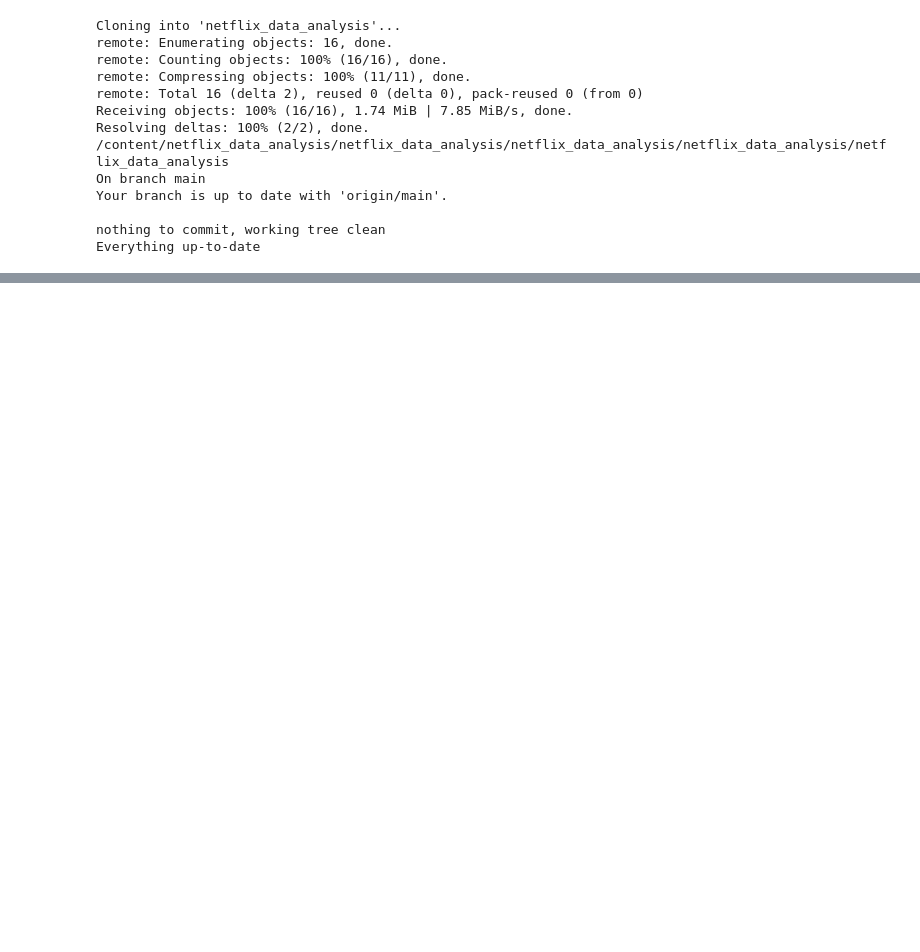
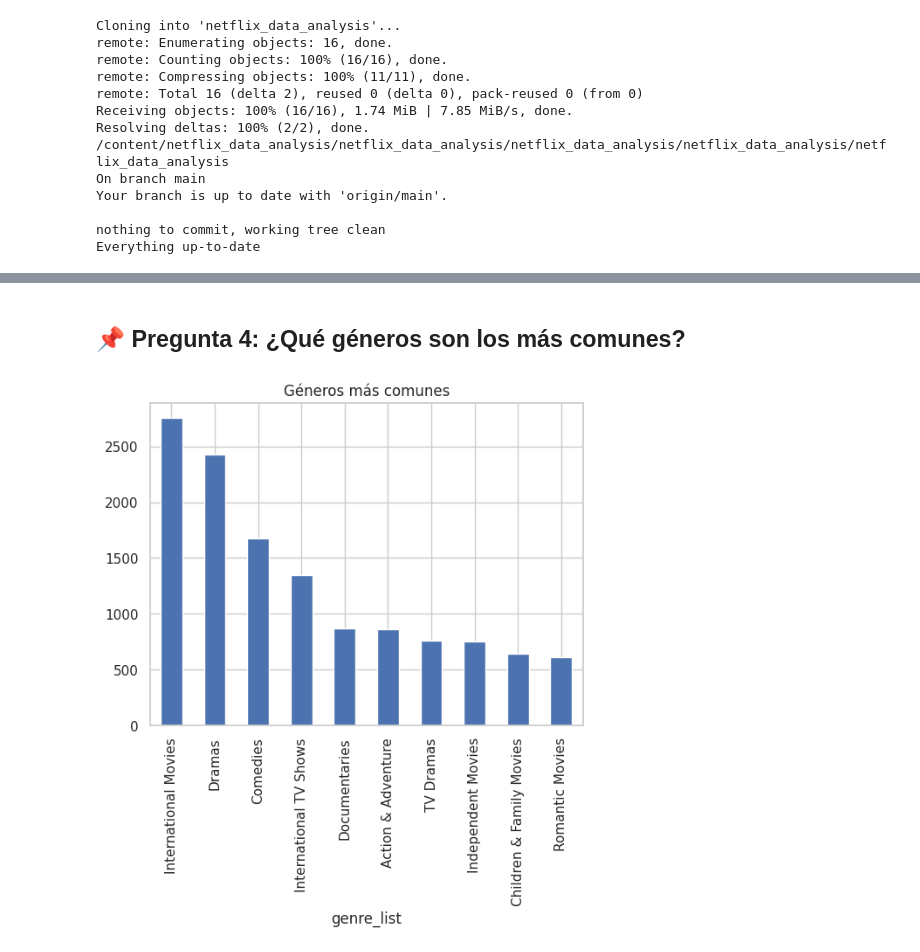
Before and after one commit to luisfernandoc/netflix_data_analysis, a Jupyter notebook: netflix_eda.ipynb, the cells around one changed output, grey strips where cells are left out. Saved outputs shown, nothing was run; the diff lists cells and outputs as text; code cells hidden in the pictures; blank space fills up the shorter version.

```diff
--- a/netflix_eda.ipynb
+++ b/netflix_eda.ipynb
@@ -645,0 +814,13 @@ Everything up-to-date
+# %% [markdown]
+## 📌 Pregunta 4: ¿Qué géneros son los más comunes?
+# %%
+# Convertir los géneros separados por comas en listas
+df['genre_list'] = df['listed_in'].str.split(', ')
+genres = df.explode('genre_list')
+genres['genre_list'].value_counts().head(10).plot(
+    kind='bar',
+    title='Géneros más comunes'
+);
+plt.savefig("images/genres_with_more_content.png", dpi=300, bbox_inches='tight')
+# %% [output]
+[figure, added]
```
Also changed, not shown: parts of 32 cells of this notebook, 1 other file.
